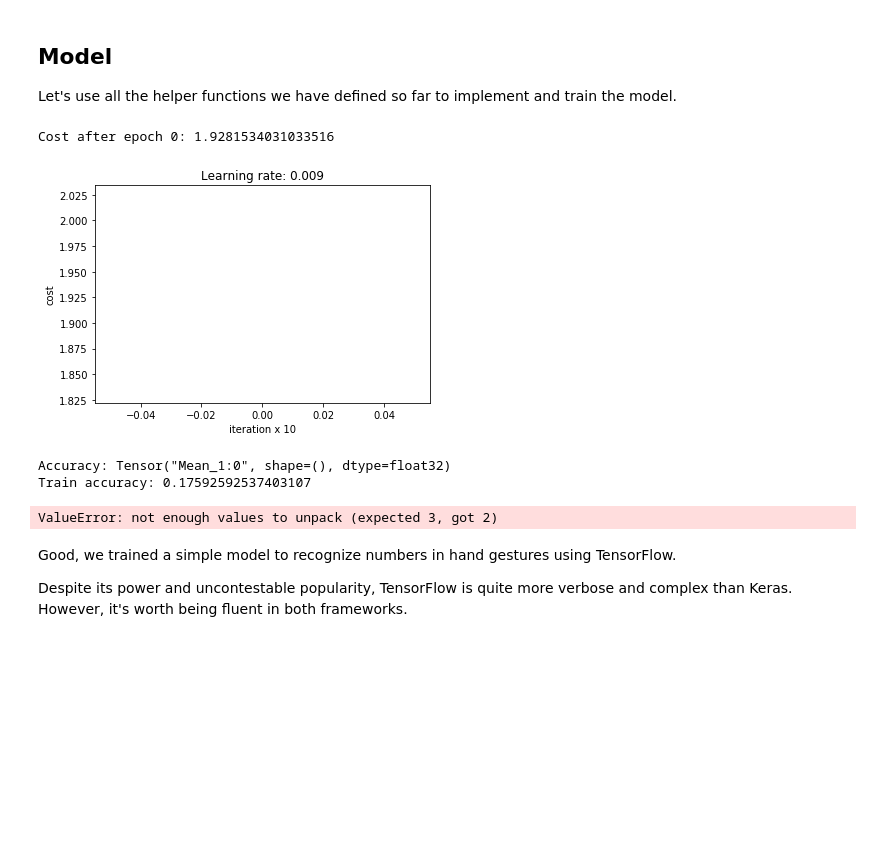
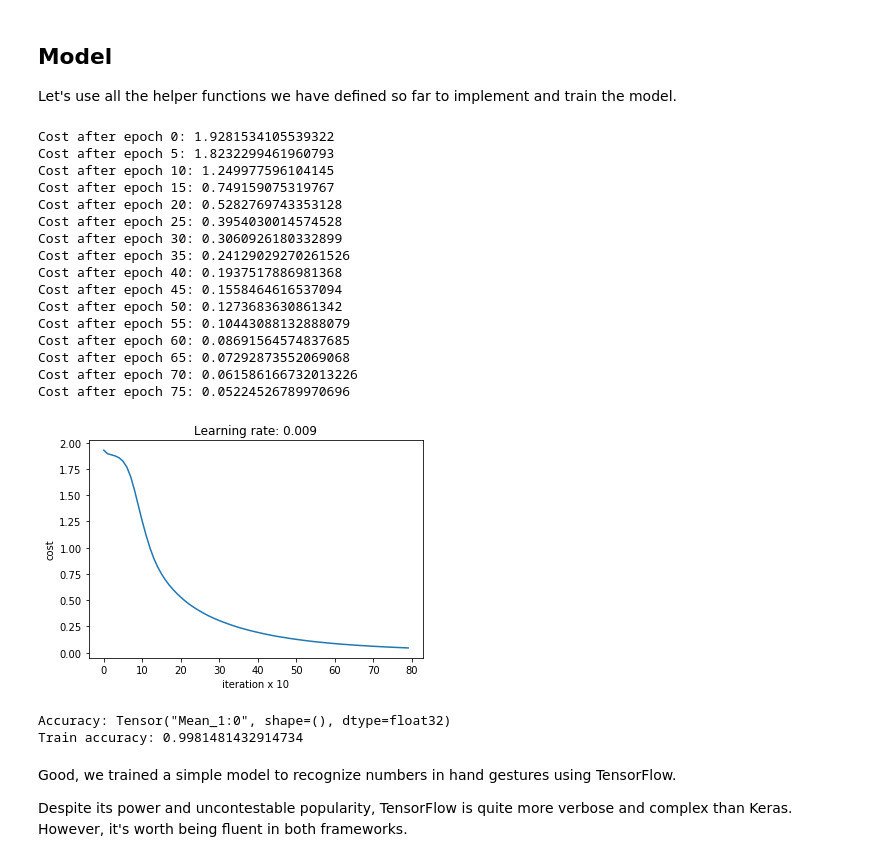
Before and after one commit to jesus-a-martinez-v/sign-recognizer-tf, a Jupyter notebook: SIGN Recognizer.ipynb, the cells around one changed output. Cells and saved outputs as stored; diff of their text form; code cells hidden in the pictures; blank space fills up the shorter version.

```diff
--- a/SIGN Recognizer.ipynb
+++ b/SIGN Recognizer.ipynb
@@ -286,13 +286,27 @@ def model(X_train, y_train,
 
         return train_accuracy, parameters
 # %%
-_, parameters = model(X_train, y_train, epochs=1)
+_, parameters = model(X_train, y_train, epochs=80)
 # %% [output]
-Cost after epoch 0: 1.9281534031033516
+Cost after epoch 0: 1.9281534105539322
+Cost after epoch 5: 1.8232299461960793
+Cost after epoch 10: 1.249977596104145
+Cost after epoch 15: 0.749159075319767
+Cost after epoch 20: 0.5282769743353128
+Cost after epoch 25: 0.3954030014574528
+Cost after epoch 30: 0.3060926180332899
+Cost after epoch 35: 0.24129029270261526
+Cost after epoch 40: 0.1937517886981368
+Cost after epoch 45: 0.1558464616537094
+Cost after epoch 50: 0.1273683630861342
+Cost after epoch 55: 0.10443088132888079
+Cost after epoch 60: 0.08691564574837685
+Cost after epoch 65: 0.07292873552069068
+Cost after epoch 70: 0.061586166732013226
+Cost after epoch 75: 0.05224526789970696
-[figure, old version]
+[figure, new version]
 Accuracy: Tensor("Mean_1:0", shape=(), dtype=float32)
-Train accuracy: 0.17592592537403107
+Train accuracy: 0.9981481432914734
-ValueError: not enough values to unpack (expected 3, got 2)
 # %% [markdown]
 Good, we trained a simple model to recognize numbers in hand gestures using TensorFlow.
 
```
Also changed, not shown: parts of 3 cells of this notebook.
